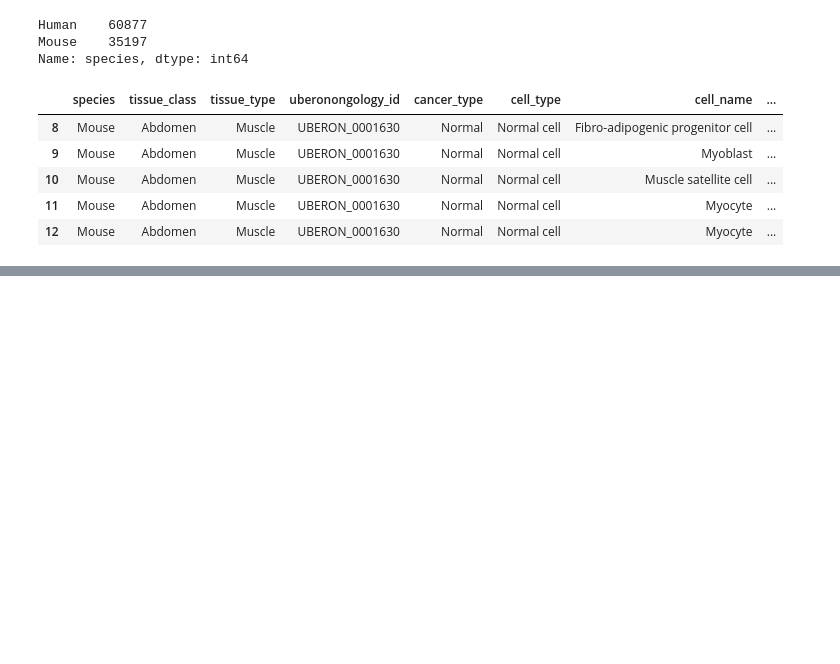
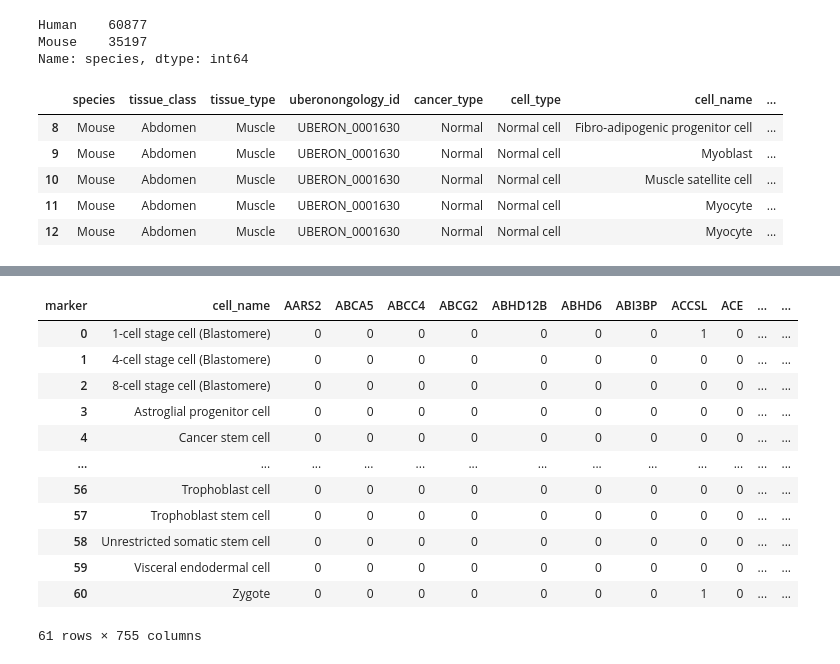
Before and after one commit to recervictory/cell-type-prediction, a Jupyter notebook: cell_markes.ipynb, the cells around one changed output, grey strips where cells are left out. Drawn from its saved outputs; the diff is of its cells as text; code cells hidden in the pictures; blank space fills up the shorter version.

```diff
--- a/cell_markes.ipynb
+++ b/cell_markes.ipynb
@@ -77,0 +169,16 @@ counts
+# %%
+markers_by_cellType
+# %% [output]
+| marker | cell_name | AARS2 | ABCA5 | ABCC4 | ABCG2 | ABHD12B | ABHD6 | ABI3BP | ACCSL | ACE | ... | ... |
+| 0 | 1-cell stage cell (Blastomere) | 0 | 0 | 0 | 0 | 0 | 0 | 0 | 1 | 0 | ... | ... |
+| 1 | 4-cell stage cell (Blastomere) | 0 | 0 | 0 | 0 | 0 | 0 | 0 | 0 | 0 | ... | ... |
+| 2 | 8-cell stage cell (Blastomere) | 0 | 0 | 0 | 0 | 0 | 0 | 0 | 0 | 0 | ... | ... |
+| 3 | Astroglial progenitor cell | 0 | 0 | 0 | 0 | 0 | 0 | 0 | 0 | 0 | ... | ... |
+| 4 | Cancer stem cell | 0 | 0 | 0 | 0 | 0 | 0 | 0 | 0 | 0 | ... | ... |
+| ... | ... | ... | ... | ... | ... | ... | ... | ... | ... | ... | ... | ... |
+| 56 | Trophoblast cell | 0 | 0 | 0 | 0 | 0 | 0 | 0 | 0 | 0 | ... | ... |
+| 57 | Trophoblast stem cell | 0 | 0 | 0 | 0 | 0 | 0 | 0 | 0 | 0 | ... | ... |
+| 58 | Unrestricted somatic stem cell | 0 | 0 | 0 | 0 | 0 | 0 | 0 | 0 | 0 | ... | ... |
+| 59 | Visceral endodermal cell | 0 | 0 | 0 | 0 | 0 | 0 | 0 | 0 | 0 | ... | ... |
+| 60 | Zygote | 0 | 0 | 0 | 0 | 0 | 0 | 0 | 1 | 0 | ... | ... |
+61 rows × 755 columns
```
Also changed, not shown: parts of 12 cells of this notebook.
